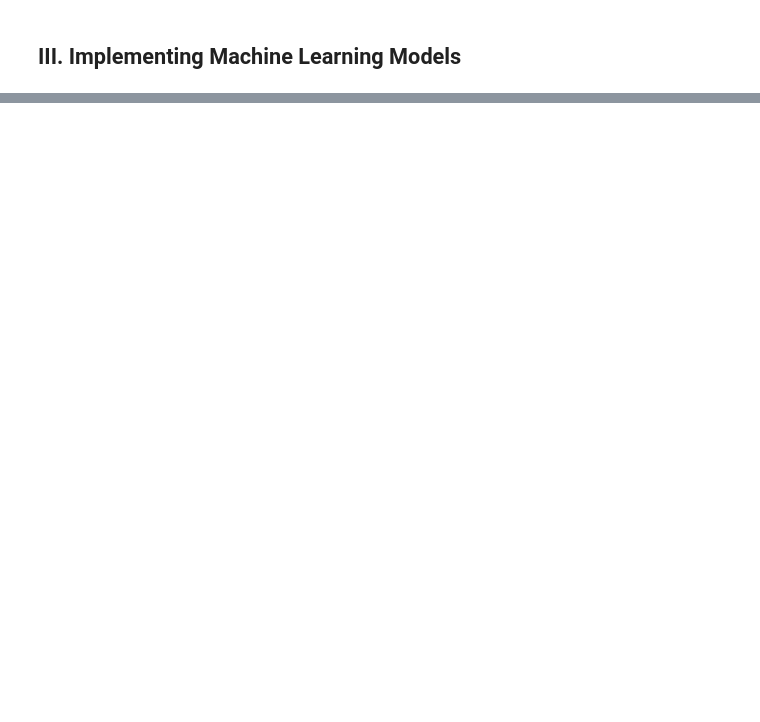
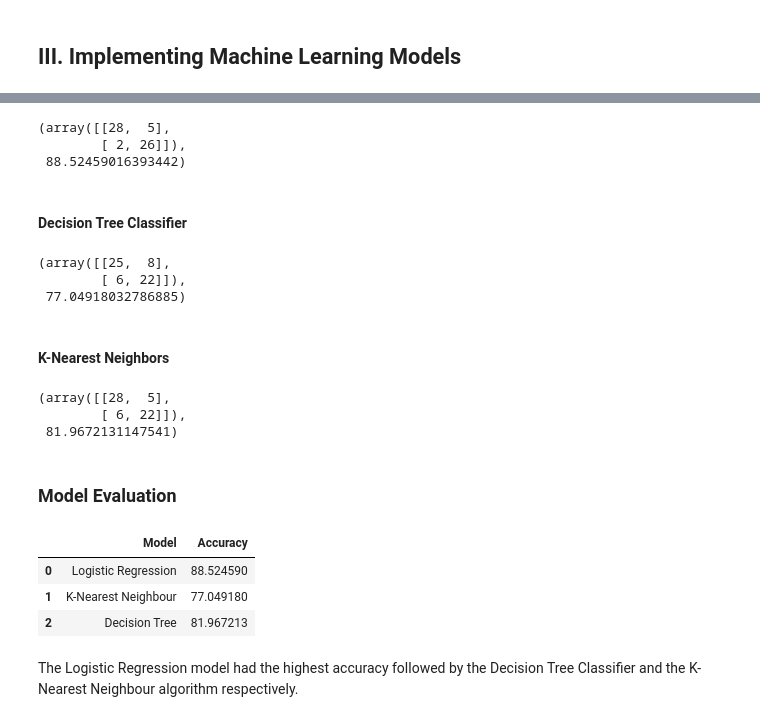
Before and after one commit to ShreyanshMisra/HeartDiseasePrediction, a Jupyter notebook: prediction.ipynb, the cells around one changed output, grey strips where cells are left out. Drawn from its saved outputs; the diff is of its cells as text; code cells hidden in the pictures; blank space fills up the shorter version.

```diff
--- a/prediction.ipynb
+++ b/prediction.ipynb
@@ -197,0 +101,4 @@ reg.intercept_
+# %%
+scaler = StandardScaler()
+x_train = scaler.fit_transform(x_train)
+x_test = scaler.transform(x_test)
@@ -197,0 +114,58 @@ reg.intercept_
+# %%
+lr = LogisticRegression()
+lr_model = lr.fit(x_train, y_train)
+lr_predict = lr.predict(x_test)
+
+lr_confMatrix = confusion_matrix(y_test, lr_predict)
+lr_accScore = accuracy_score(y_test, lr_predict)
+
+
+lr_confMatrix, lr_accScore*100
+# %% [output]
+(array([[28,  5],
+        [ 2, 26]]),
+ 88.52459016393442)
+# %% [markdown]
+#### Decision Tree Classifier
+# %%
+dt = DecisionTreeClassifier(criterion = 'entropy',random_state=0,max_depth = 6)
+knn_model = dt.fit(x_train, y_train)
+dt_predict = dt.predict(x_test)
+
+dt_confMatrix = confusion_matrix(y_test, dt_predict)
+dt_accScore = accuracy_score(y_test, dt_predict)
+
+dt_confMatrix, dt_accScore*100
+# %% [output]
+(array([[25,  8],
+        [ 6, 22]]),
+ 77.04918032786885)
+# %% [markdown]
+#### K-Nearest Neighbors
+# %%
+knn = KNeighborsClassifier(n_neighbors=10)
+knn_model = knn.fit(x_train, y_train)
+knn_predict = knn.predict(x_test)
+
+knn_confMatrix = confusion_matrix(y_test, knn_predict)
+knn_accScore = accuracy_score(y_test, knn_predict)
+
+
+knn_confMatrix, knn_accScore*100
+# %% [output]
+(array([[28,  5],
+        [ 6, 22]]),
+ 81.9672131147541)
+# %% [markdown]
+### Model Evaluation
+# %%
+evaluation = pd.DataFrame({'Model': ['Logistic Regression','K-Nearest Neighbour','Decision Tree'],
+                         'Accuracy': [lr_accScore*100, dt_accScore*100, knn_accScore*100]})
+evaluation
+# %% [output]
+|  | Model | Accuracy |
+| 0 | Logistic Regression | 88.524590 |
+| 1 | K-Nearest Neighbour | 77.049180 |
+| 2 | Decision Tree | 81.967213 |
+# %% [markdown]
+The Logistic Regression model had the highest accuracy followed by the Decision Tree Classifier and the K-Nearest Neighbour algorithm respectively.
```
Also changed, not shown: parts of 38 cells of this notebook.
